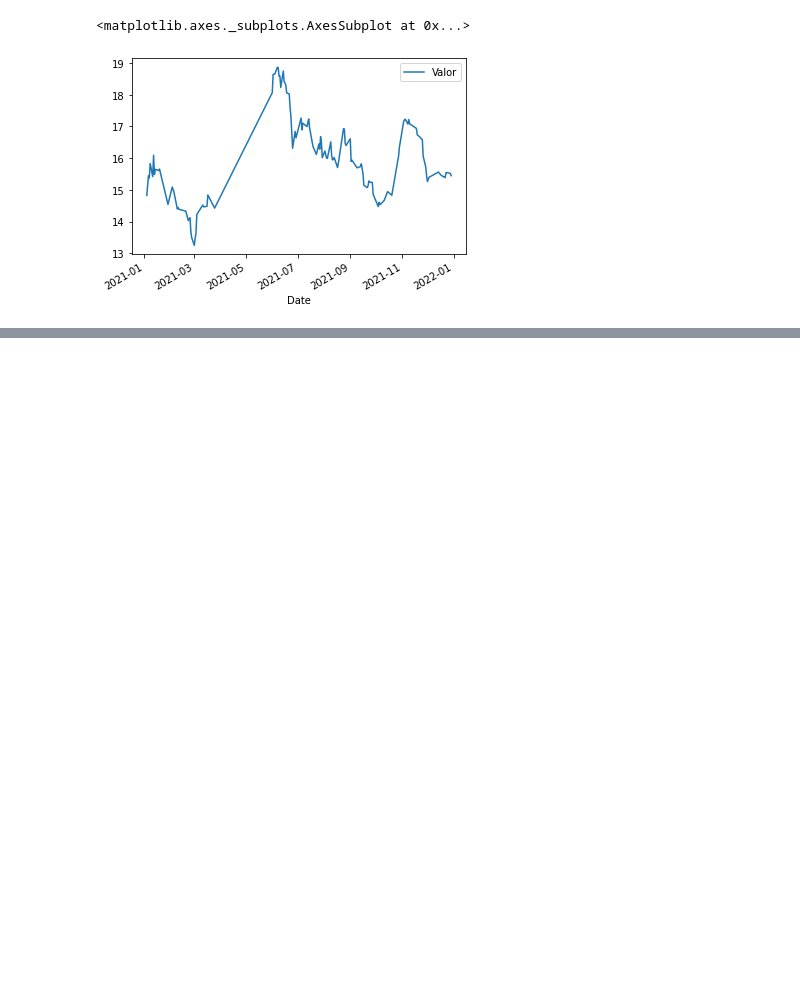
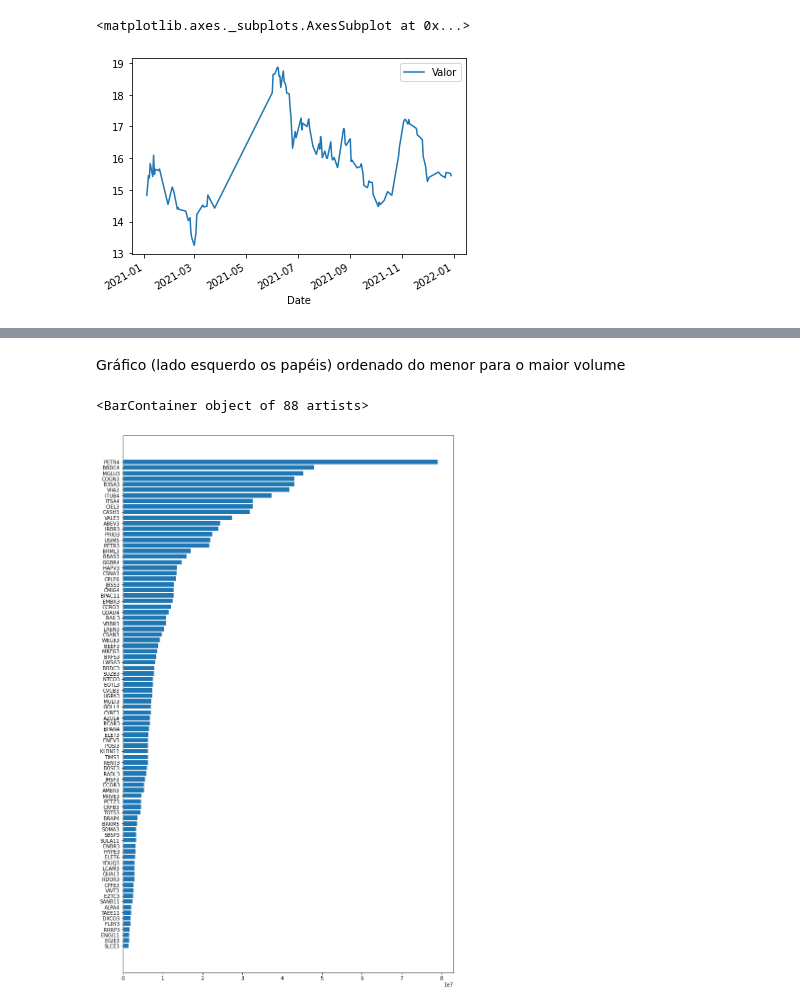
Before and after one commit to andrejuniorba/Python-CienciaDeDados, a Jupyter notebook: Manipulação_de_Dados.ipynb, the cells around one changed output, grey strips where cells are left out. Saved outputs shown, nothing was run; the diff lists cells and outputs as text; code cells hidden in the pictures; blank space fills up the shorter version.

```diff
--- a/Manipulação_de_Dados.ipynb
+++ b/Manipulação_de_Dados.ipynb
@@ -1297,0 +1942,2 @@ abev.drop(data_range, errors = 'ignore').plot()
+# %%
+IBOV_shares_ohlc['Resultado_oc'] = (IBOV_shares_ohlc['Close'] - IBOV_shares_ohlc['Open']) / IBOV_shares_ohlc['Open']
@@ -1297,0 +2059,21 @@ abev.drop(data_range, errors = 'ignore').plot()
+# %% [markdown]
+Gráfico (lado esquerdo os papéis) ordenado do menor para o maior volume
+# %%
+#Transformando em dataframe para visualização
+volume = IBOV_shares_ohlc.groupby(['Ativo']).mean().sort_values(by = 'Volume')
+# %%
+y = volume.index
+x = volume.Volume
+
+#inicializar a figura e os eixos
+
+fig, ax = plt.subplots()
+
+#fig size
+fig.set_size_inches(12, 20)
+
+#Criar as barras horizontais
+ax.barh(y = y, width = x)
+# %% [output]
+<BarContainer object of 88 artists>
+[figure, added]
```
Also changed, not shown: parts of 109 cells of this notebook.
